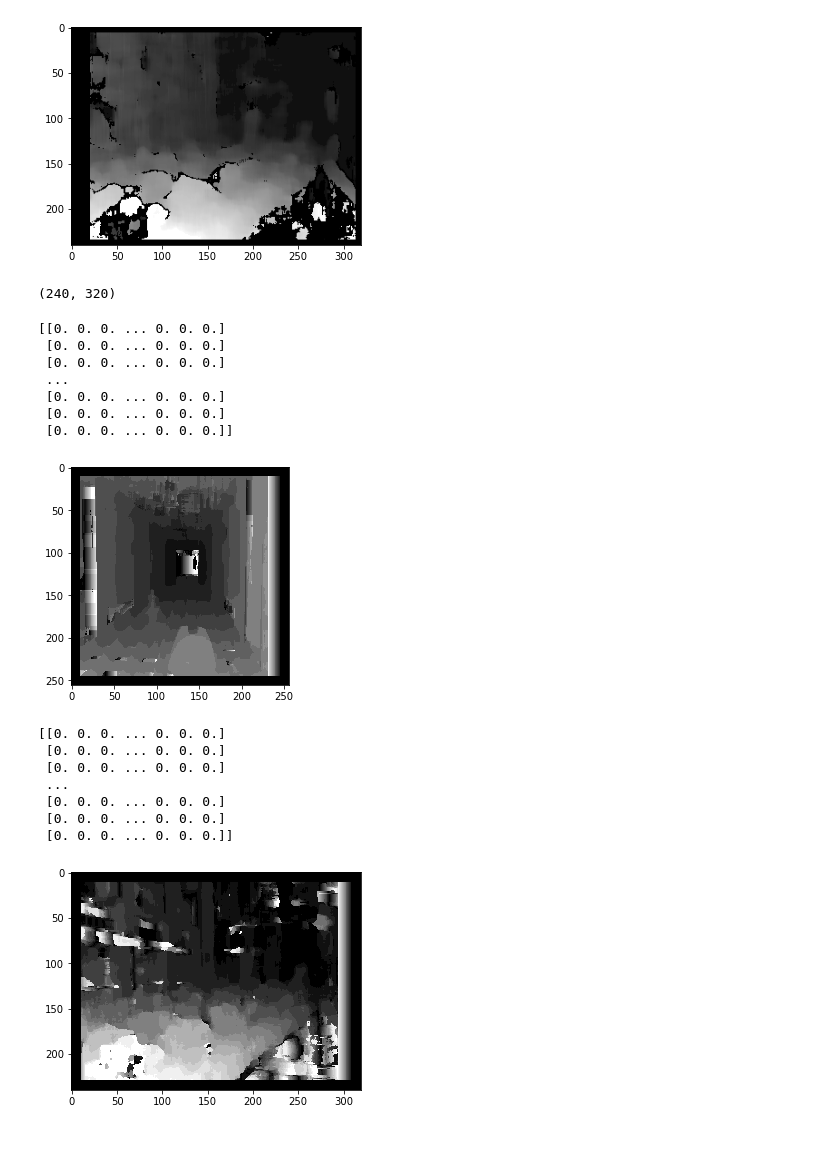
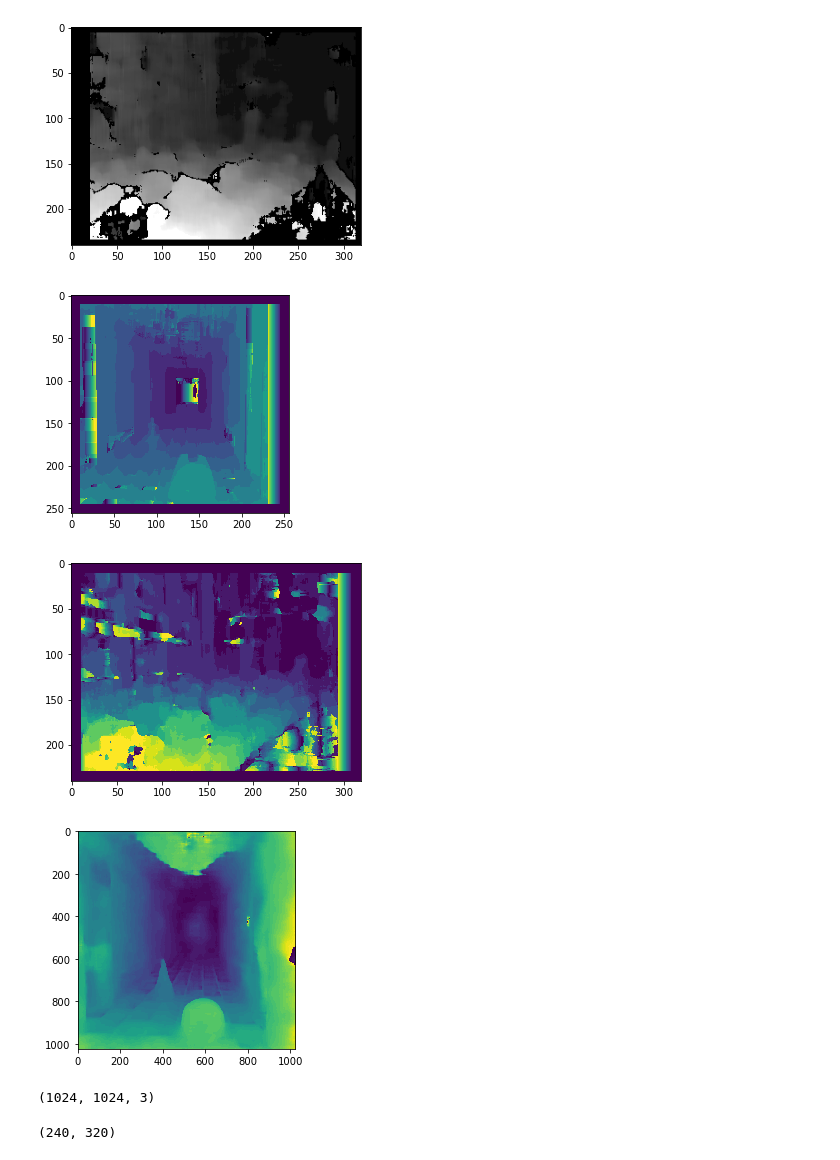
Before and after one commit to yklInverted/AI6121-CV-StereoMatching, a Jupyter notebook: Disparity map.ipynb, the cells around one changed output. Drawn from its saved outputs; the diff is of its cells as text; code cells hidden in the pictures.

```diff
--- a/Disparity map.ipynb
+++ b/Disparity map.ipynb
@@ -25,10 +25,6 @@ plt.imshow(disparity,'gray')
 plt.show()
 # %% [output]
 [figure]
-# %%
-imgL.shape
-# %% [output]
-(240, 320)
 # %%
 import cv2
 from PIL import Image
@@ -88,7 +84,6 @@ def right_image_block(x, y, right_img):
     right_im_bbox = cv2.rectangle(imgR, (x_min, y),
                                   (x_max, y + 25),
                                   (0, 0, 255), 2)
-    display_image(right_im_bbox, window_name='right')
 
 
 def get_disparity_map():
@@ -102,49 +97,54 @@ def get_disparity_map():
     disparity_map = np.zeros((h, w))
     # Go over each pixel position
     for y in range(BLOCK_SIZE, h-BLOCK_SIZE):
         for x in range(BLOCK_SIZE, w-BLOCK_SIZE):
             block_left = left_array[y:y + BLOCK_SIZE,
                                     x:x + BLOCK_SIZE]
             min_index = compare_blocks(y, x, block_left,
                                        right_array,
                                        block_size=BLOCK_SIZE)
             disparity_map[y, x] = abs(min_index[1] - x)
             # Debug section to visualize the blocks on the image
             # left_im_bbox = cv2.rectangle(left_im, (x, y),
             #                              (x + 25, y + 25),
             #                              (0, 0, 255), 2)
             # display_image(left_im_bbox, window_name='left')
             # print(left_array[y:y+25, x:x+25])
             # right_image_block(x, y)
 
-    print(disparity_map)
-    plt.imshow(disparity_map, cmap='gray', interpolation='nearest')
+    #print(disparity_map)
+    plt.imshow(disparity_map, cmap='viridis', interpolation='nearest')
     plt.savefig('depth_image.png')
     plt.show()
+
+    return disparity_map
     # img = Image.fromarray(disparity_map, 'L')
     # img.show()
 
 
 if __name__ == '__main__':
     images = [["corridorl.jpg", "corridorr.jpg"], ['triclopsi2l.jpg','triclopsi2r.jpg']]
     for img_pair in images:
         left_img = img_pair[0]
         right_img = img_pair[1]
-        get_disparity_map()
+        a = get_disparity_map()
 # %% [output]
-[[0. 0. 0. ... 0. 0. 0.]
- [0. 0. 0. ... 0. 0. 0.]
- [0. 0. 0. ... 0. 0. 0.]
- ...
- [0. 0. 0. ... 0. 0. 0.]
- [0. 0. 0. ... 0. 0. 0.]
- [0. 0. 0. ... 0. 0. 0.]]
-[figure, old version]
+[figure, new version]
-[[0. 0. 0. ... 0. 0. 0.]
- [0. 0. 0. ... 0. 0. 0.]
- [0. 0. 0. ... 0. 0. 0.]
- ...
- [0. 0. 0. ... 0. 0. 0.]
- [0. 0. 0. ... 0. 0. 0.]
- [0. 0. 0. ... 0. 0. 0.]]
-[figure, old version]
+[figure, new version]
+# %%
+disparity = cv2.imread('Test_disparity.png', cv2.IMREAD_GRAYSCALE)
+#disparity = np.array(disparity)
+#disparity = (disparity - disparity.min()) / (disparity.max() - disparity.min()) * 255
+
+plt.imshow(disparity*2, cmap='viridis', interpolation='nearest')
+plt.show()
+# %% [output]
+[figure, added]
+# %%
+disparity.shape
+# %% [output]
+(1024, 1024, 3)
+# %%
+a.shape
+# %% [output]
+(240, 320)
```
Also changed, not shown: parts of 1 cell of this notebook, 7 other files.
